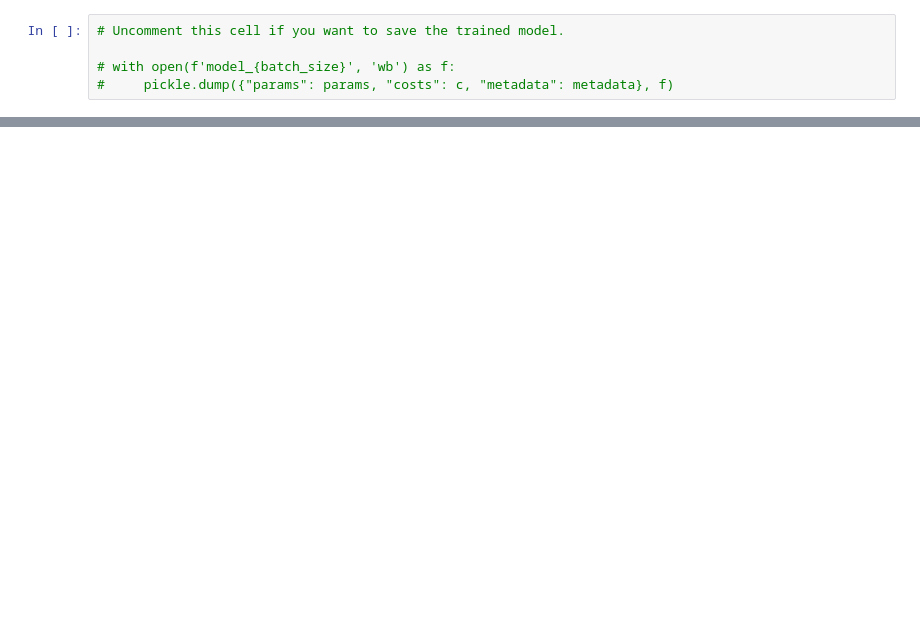
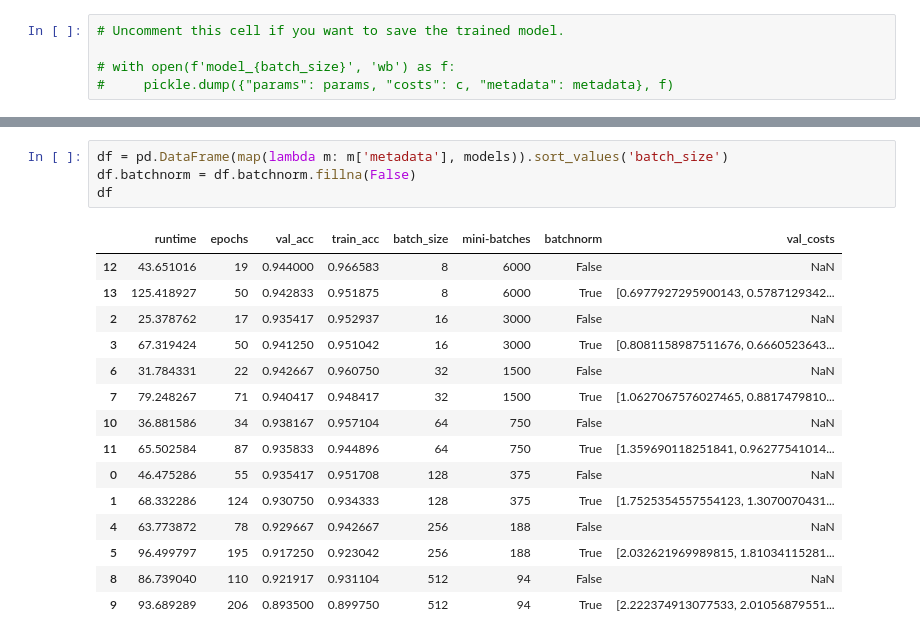
Before and after one commit to Sagivm/DeepCourse, a Jupyter notebook: Ex1/ex1.ipynb, the cells around one changed output, grey strips where cells are left out. Drawn from its saved outputs; the diff is of its cells as text; blank space fills up the shorter version.

```diff
--- a/Ex1/ex1.ipynb
+++ b/Ex1/ex1.ipynb
@@ -439,0 +473,20 @@ print(f"Test accuracy {acc:.2f}%")
+# %%
+df = pd.DataFrame(map(lambda m: m['metadata'], models)).sort_values('batch_size')
+df.batchnorm = df.batchnorm.fillna(False)
+df
+# %% [output]
+|  | runtime | epochs | val_acc | train_acc | batch_size | mini-batches | batchnorm | val_costs |
+| 12 | 43.651016 | 19 | 0.944000 | 0.966583 | 8 | 6000 | False | NaN |
+| 13 | 125.418927 | 50 | 0.942833 | 0.951875 | 8 | 6000 | True | [0.6977927295900143, 0.5787129342... |
+| 2 | 25.378762 | 17 | 0.935417 | 0.952937 | 16 | 3000 | False | NaN |
+| 3 | 67.319424 | 50 | 0.941250 | 0.951042 | 16 | 3000 | True | [0.8081158987511676, 0.6660523643... |
+| 6 | 31.784331 | 22 | 0.942667 | 0.960750 | 32 | 1500 | False | NaN |
+| 7 | 79.248267 | 71 | 0.940417 | 0.948417 | 32 | 1500 | True | [1.0627067576027465, 0.8817479810... |
+| 10 | 36.881586 | 34 | 0.938167 | 0.957104 | 64 | 750 | False | NaN |
+| 11 | 65.502584 | 87 | 0.935833 | 0.944896 | 64 | 750 | True | [1.359690118251841, 0.96277541014... |
+| 0 | 46.475286 | 55 | 0.935417 | 0.951708 | 128 | 375 | False | NaN |
+| 1 | 68.332286 | 124 | 0.930750 | 0.934333 | 128 | 375 | True | [1.7525354557554123, 1.3070070431... |
+| 4 | 63.773872 | 78 | 0.929667 | 0.942667 | 256 | 188 | False | NaN |
+| 5 | 96.499797 | 195 | 0.917250 | 0.923042 | 256 | 188 | True | [2.032621969989815, 1.81034115281... |
+| 8 | 86.739040 | 110 | 0.921917 | 0.931104 | 512 | 94 | False | NaN |
+| 9 | 93.689289 | 206 | 0.893500 | 0.899750 | 512 | 94 | True | [2.222374913077533, 2.01056879551... |
```
Also changed, not shown: parts of 17 cells of this notebook, 4 other files.
